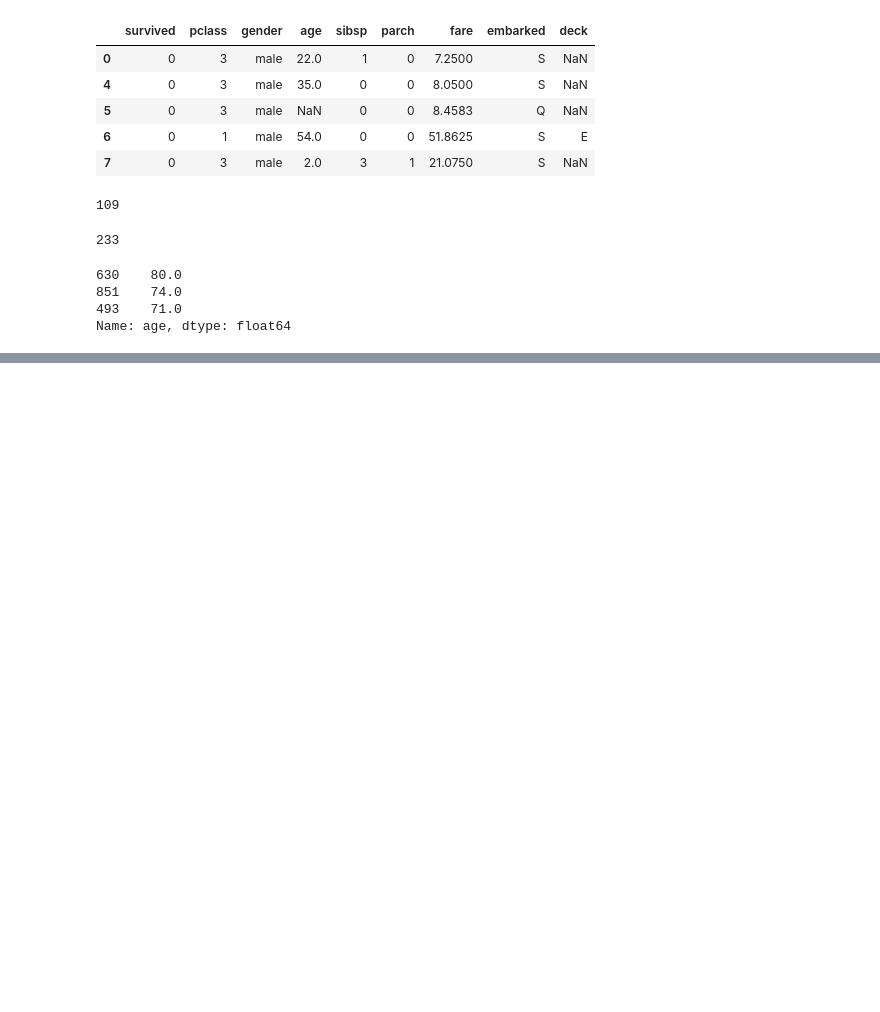
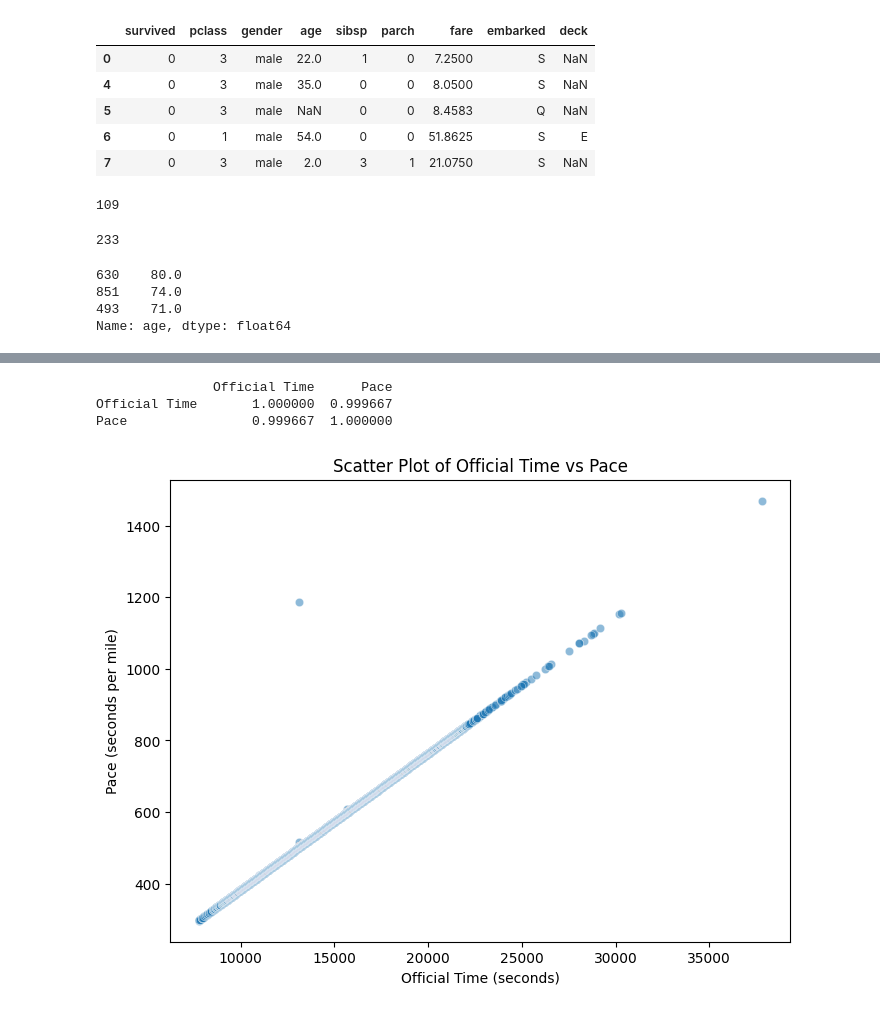
Before and after one commit to muddasarsayyad786/Data-Analysis, a Jupyter notebook: Assignment1.ipynb, the cells around one changed output, grey strips where cells are left out. Saved outputs shown, nothing was run; the diff lists cells and outputs as text; code cells hidden in the pictures; blank space fills up the shorter version.

Commit message:
Correlation and covariance

```diff
--- a/Assignment1.ipynb
+++ b/Assignment1.ipynb
@@ -271,0 +315,14 @@ Name: age, dtype: float64
+# %%
+import pandas as pd
+
+# 1. Read each CSV file into a separate DataFrame
+df_2015 = pd.read_csv('DataSets/marathon_results_2015.csv')
+df_2016 = pd.read_csv('DataSets/marathon_results_2016.csv')
+df_2017 = pd.read_csv('DataSets/marathon_results_2017.csv')
+
+# 2. Concatenate the DataFrames by passing them in a list
+df = pd.concat([df_2015, df_2016, df_2017], ignore_index=True)
+
+# 3. Display the head of the combined DataFrame
+print(df.head())
+df.columns
@@ -271,0 +352,24 @@ Name: age, dtype: float64
+# %%
+# convert time-like strings to numeric (seconds), coerce invalid entries (like '-') to NaT,
+# drop those rows, then compute correlation
+times = df[['Official Time', 'Pace']].copy()
+for col in times.columns:
+	times[col] = pd.to_timedelta(times[col], errors='coerce').dt.total_seconds()
+
+times = times.dropna()
+corelation = times.corr()
+print(corelation)
+# %% [output]
+               Official Time      Pace
+Official Time       1.000000  0.999667
+Pace                0.999667  1.000000
+# %%
+#draw scatter plot
+plt.figure(figsize=(8,6))
+sns.scatterplot(x=times['Official Time'], y=times['Pace'], alpha=0.5)
+plt.title('Scatter Plot of Official Time vs Pace')
+plt.xlabel('Official Time (seconds)')
+plt.ylabel('Pace (seconds per mile)')
+plt.show()
+# %% [output]
+[figure, added]
```
Also changed, not shown: parts of 5 cells of this notebook, 7 other files.
